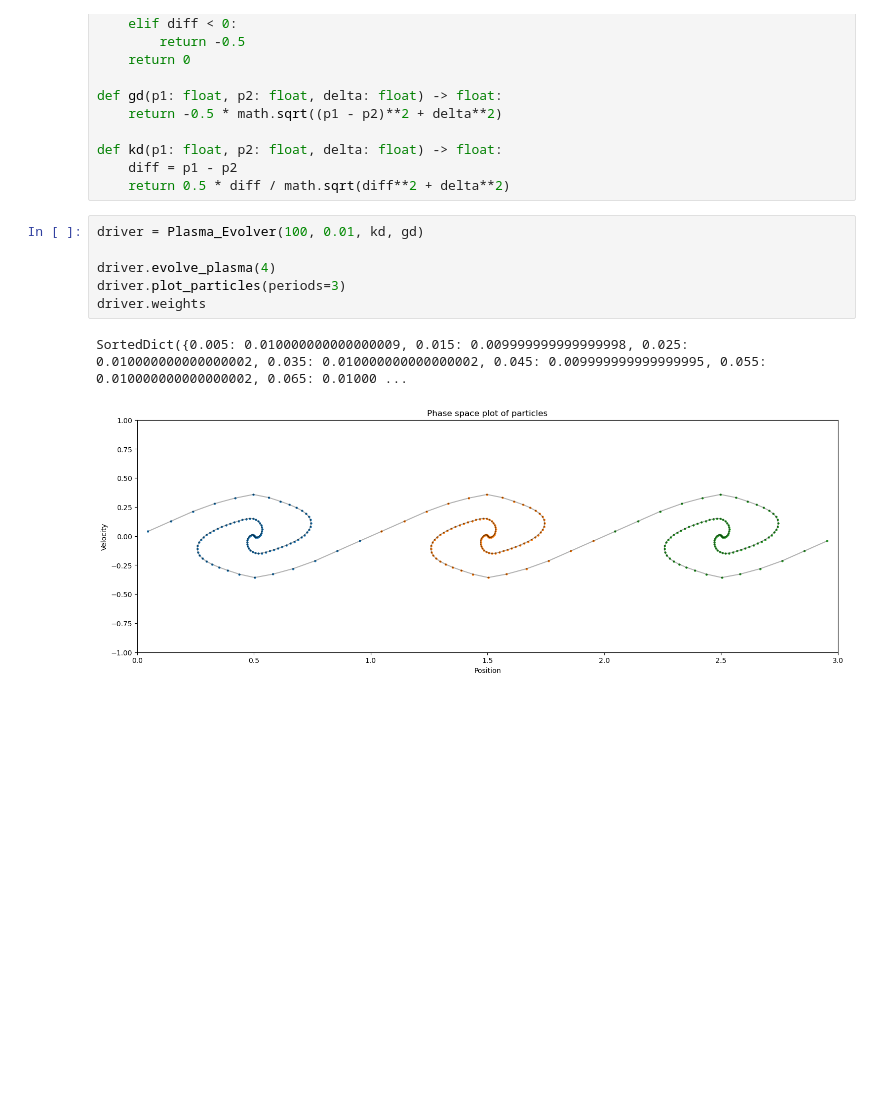
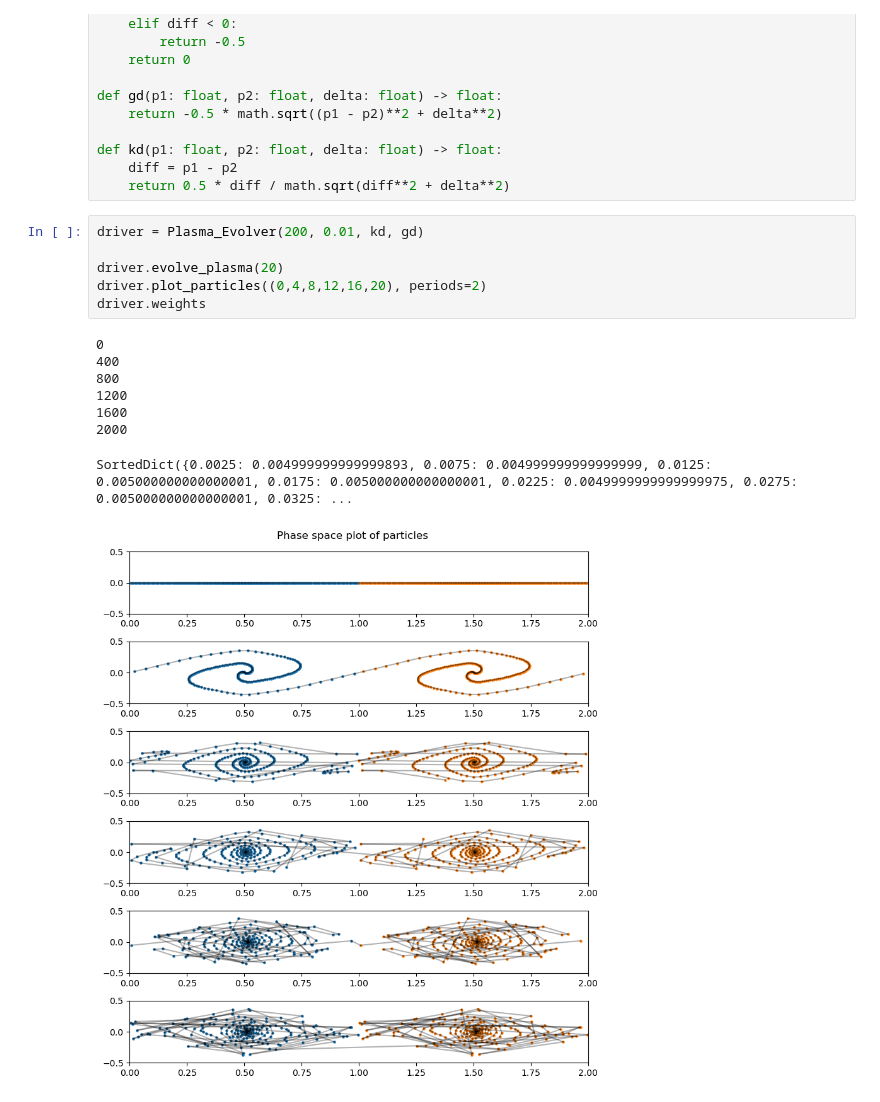
Before and after one commit to horaciomorenom/PlasmaModel, a Jupyter notebook: ColdStream.ipynb, the cells around one changed output. Cells and saved outputs as stored; diff of their text form; blank space fills up the shorter version.

Commit message:
Added ability to plot many different times

```diff
--- a/ColdStream.ipynb
+++ b/ColdStream.ipynb
@@ -261,12 +285,18 @@ def kd(p1: float, p2: float, delta: float) -> float:
     diff = p1 - p2
     return 0.5 * diff / math.sqrt(diff**2 + delta**2)
 # %%
-driver = Plasma_Evolver(100, 0.01, kd, gd)
+driver = Plasma_Evolver(200, 0.01, kd, gd)
 
-driver.evolve_plasma(4)
-driver.plot_particles(periods=3)
+driver.evolve_plasma(20)
+driver.plot_particles((0,4,8,12,16,20), periods=2)
 driver.weights
 # %% [output]
-SortedDict({0.005: 0.010000000000000009, 0.015: 0.009999999999999998, 0.025: 0.010000000000000002, 0.035: 0.010000000000000002, 0.045: 0.009999999999999995, 0.055: 0.010000000000000002, 0.065: 0.01000 ...
+0
+400
+800
+1200
+1600
+2000
+SortedDict({0.0025: 0.004999999999999893, 0.0075: 0.004999999999999999, 0.0125: 0.005000000000000001, 0.0175: 0.005000000000000001, 0.0225: 0.0049999999999999975, 0.0275: 0.005000000000000001, 0.0325: ...
-[figure, old version]
+[figure, new version]
 # %%
```
Also changed, not shown: parts of 2 cells of this notebook.
